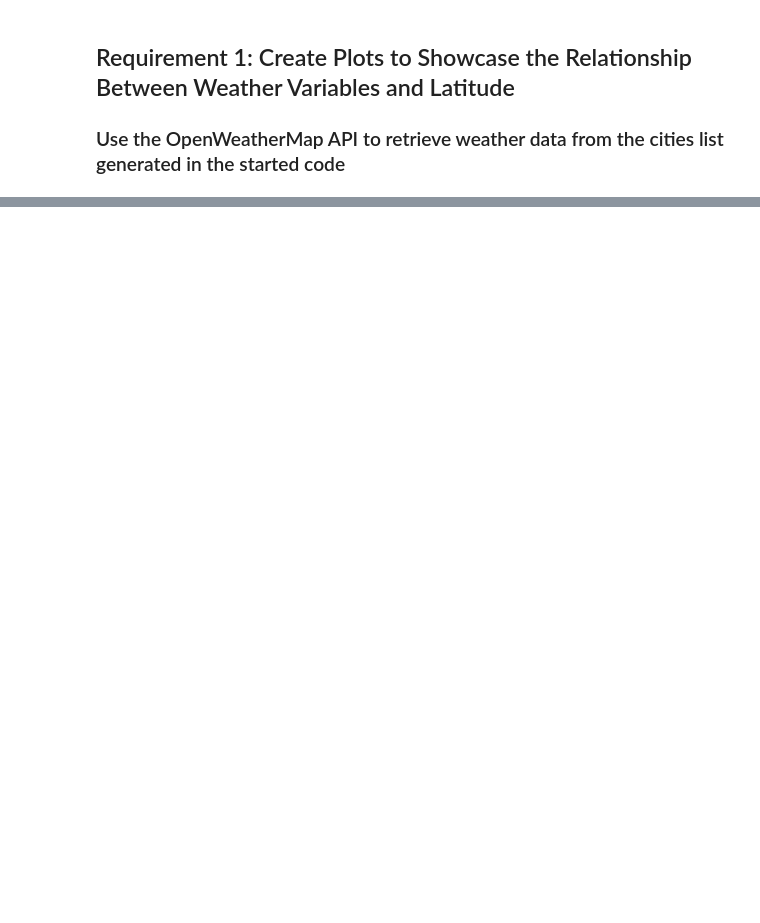
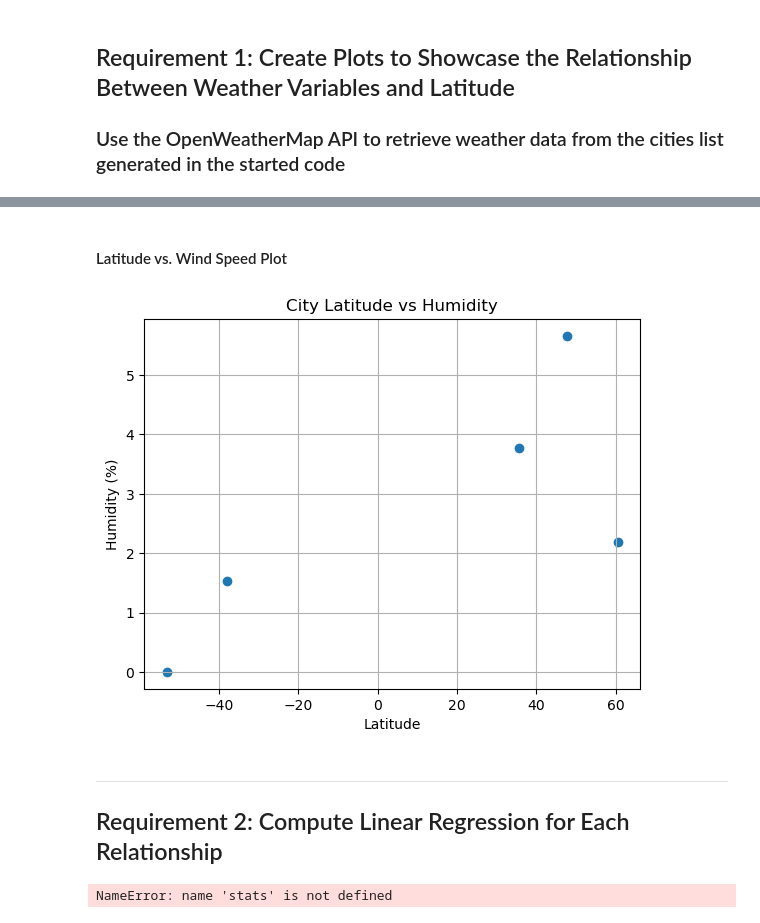
Before and after one commit to hasangokceoglu/python-api-challenge, a Jupyter notebook: WeatherPy/WeatherPy.ipynb, the cells around one changed output, grey strips where cells are left out. Saved outputs shown, nothing was run; the diff lists cells and outputs as text; code cells hidden in the pictures; blank space fills up the shorter version.

```diff
--- a/WeatherPy/WeatherPy.ipynb
+++ b/WeatherPy/WeatherPy.ipynb
@@ -136,0 +254,31 @@ Processing Record 3 of Set 1 | boddam
+# %% [markdown]
+#### Latitude vs. Wind Speed Plot
+# %%
+# Build the scatter plots for latitude vs. wind speed
+x_values = city_data_df["Lat"]
+y_values = city_data_df["Wind Speed"]
+
+# Incorporate the other graph properties
+plt.scatter(x_values, y_values)
+plt.xlabel("Latitude")
+plt.ylabel("Humidity (%)")
+plt.title(f"City Latitude vs Humidity")
+plt.grid()
+
+# Save the figure
+plt.savefig("output_data/Fig4.png")
+
+# Show plot
+plt.show()
+# %% [output]
+[figure, added]
+# %% [markdown]
+---
+
+## Requirement 2: Compute Linear Regression for Each Relationship
+# %%
+# Define a function to create Linear Regression plots
+(slope, intercept, rvalue, pvalue, stderr) = stats.linregress(x_values, y_values)
+regress_values = x_values * slope + intercept
+# %% [output]
+NameError: name 'stats' is not defined
```
Also changed, not shown: parts of 16 cells of this notebook.
